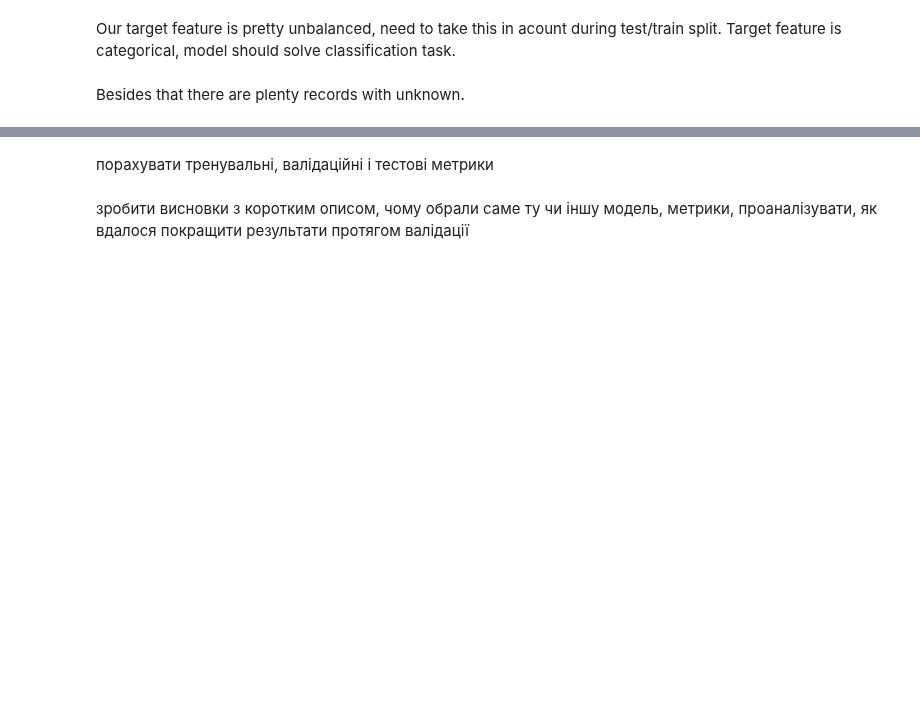
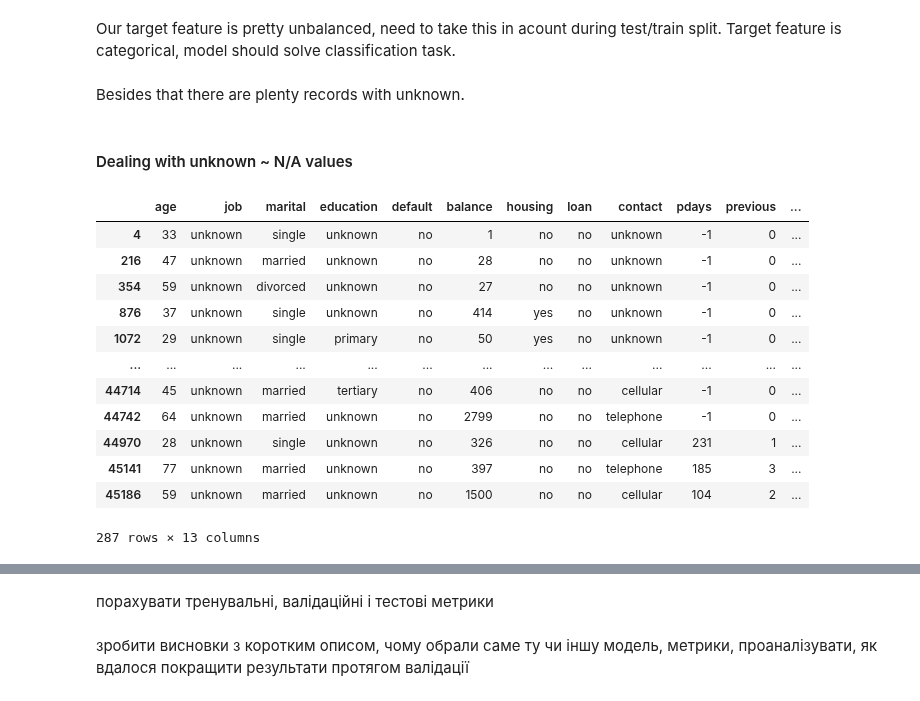
Before and after one commit to dmytrovelychko/rd_ds_python, a Jupyter notebook: cw.ipynb, the cells around one changed output, grey strips where cells are left out. Saved outputs shown, nothing was run; the diff lists cells and outputs as text; code cells hidden in the pictures; blank space fills up the shorter version.

```diff
--- a/cw.ipynb
+++ b/cw.ipynb
@@ -217,0 +205,18 @@ sns.pairplot(data=penguins, hue="species");
+# %% [markdown]
+#### Dealing with unknown ~ N/A values
+# %%
+df[df["job"] == 'unknown']
+# %% [output]
+|  | age | job | marital | education | default | balance | housing | loan | contact | pdays | previous | ... |
+| 4 | 33 | unknown | single | unknown | no | 1 | no | no | unknown | -1 | 0 | ... |
+| 216 | 47 | unknown | married | unknown | no | 28 | no | no | unknown | -1 | 0 | ... |
+| 354 | 59 | unknown | divorced | unknown | no | 27 | no | no | unknown | -1 | 0 | ... |
+| 876 | 37 | unknown | single | unknown | no | 414 | yes | no | unknown | -1 | 0 | ... |
+| 1072 | 29 | unknown | single | primary | no | 50 | yes | no | unknown | -1 | 0 | ... |
+| ... | ... | ... | ... | ... | ... | ... | ... | ... | ... | ... | ... | ... |
+| 44714 | 45 | unknown | married | tertiary | no | 406 | no | no | cellular | -1 | 0 | ... |
+| 44742 | 64 | unknown | married | unknown | no | 2799 | no | no | telephone | -1 | 0 | ... |
+| 44970 | 28 | unknown | single | unknown | no | 326 | no | no | cellular | 231 | 1 | ... |
+| 45141 | 77 | unknown | married | unknown | no | 397 | no | no | telephone | 185 | 3 | ... |
+| 45186 | 59 | unknown | married | unknown | no | 1500 | no | no | cellular | 104 | 2 | ... |
+287 rows × 13 columns
```
Also changed, not shown: parts of 5 cells of this notebook.
